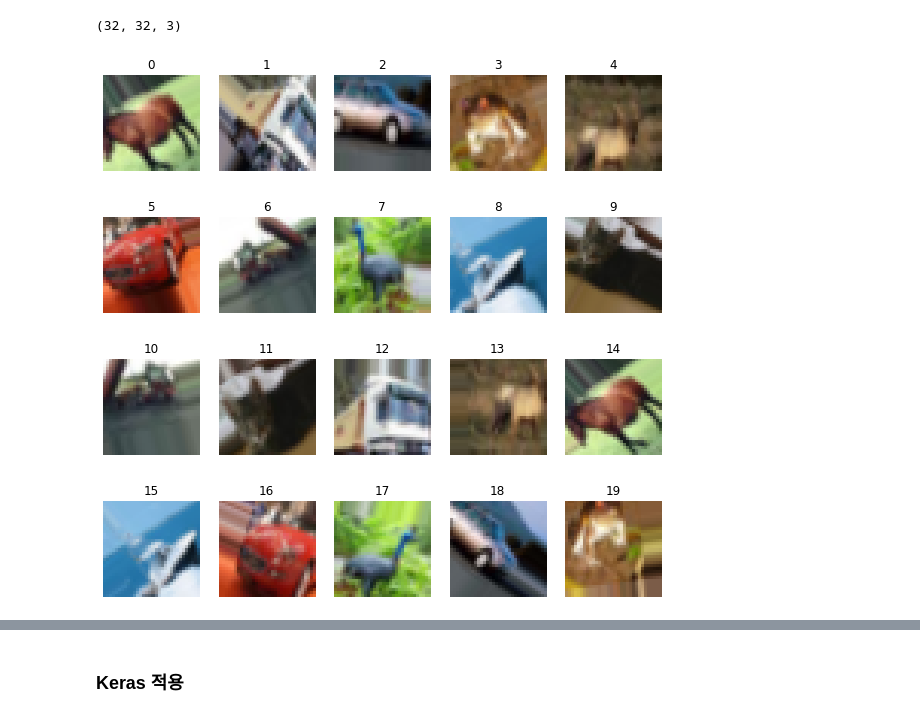
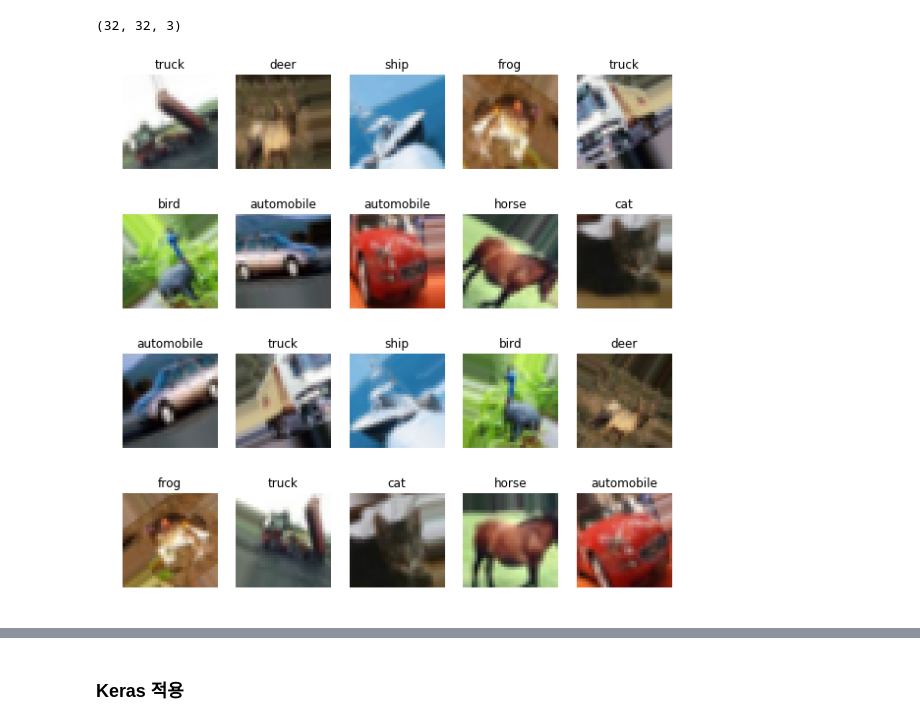
Before and after one commit to gubosd/lecture7, a Jupyter notebook: 10_이미지증대_augmentation.ipynb, the cells around one changed output, grey strips where cells are left out. Drawn from its saved outputs; the diff is of its cells as text; code cells hidden in the pictures.

```diff
--- a/10_이미지증대_augmentation.ipynb
+++ b/10_이미지증대_augmentation.ipynb
@@ -161,3 +161,7 @@ images = X_train[:10]
 images.shape
 # %% [output]
 (10, 32, 32, 3)
+# %%
+for x, y in datagen.flow(images, y_train[:10], batch_size=2):
+    print(type(x), len(x))
+    break
@@ -164,11 +177,23 @@ images.shape
+# %%
+from keras.preprocessing.image import ImageDataGenerator
+
+datagen = ImageDataGenerator(rotation_range=40,
+                             width_shift_range=0.2,
+                             height_shift_range=0.2,
+                             zoom_range=0.2,
+                             horizontal_flip=True,
+                             fill_mode='nearest')
 # %%
 n = 0
 images_aug = []
+ys = []
 
-for x in datagen.flow(images, batch_size=2): # shuffle=True
-    print(x.shape)
-    images_aug.append(x[0]) # x -> (2,32,32,3)
+for x, y in datagen.flow(images, y_train[:10], batch_size=2): # shuffle=True
+    print(x.shape) # x -> (2,32,32,3)
+    images_aug.append(x[0])
     images_aug.append(x[1])
+    ys.append(y[0])
+    ys.append(y[1])
 
     n += 1
     if n>=10: break
@@ -190,10 +215,10 @@ display(len(images_aug), images_aug[0].shape)
 # %%
 plt.figure(figsize=[10,10])
 
 for i in range(20):
     plt.subplot(4,5,i+1)
     plt.imshow(images_aug[i])
     plt.axis('off')
-    plt.title(i)
+    plt.title(labels[np.argmax(ys[i])])
 # %% [output]
-[figure, old version]
+[figure, new version]
```
Also changed, not shown: parts of 19 cells of this notebook, 10 other files.
